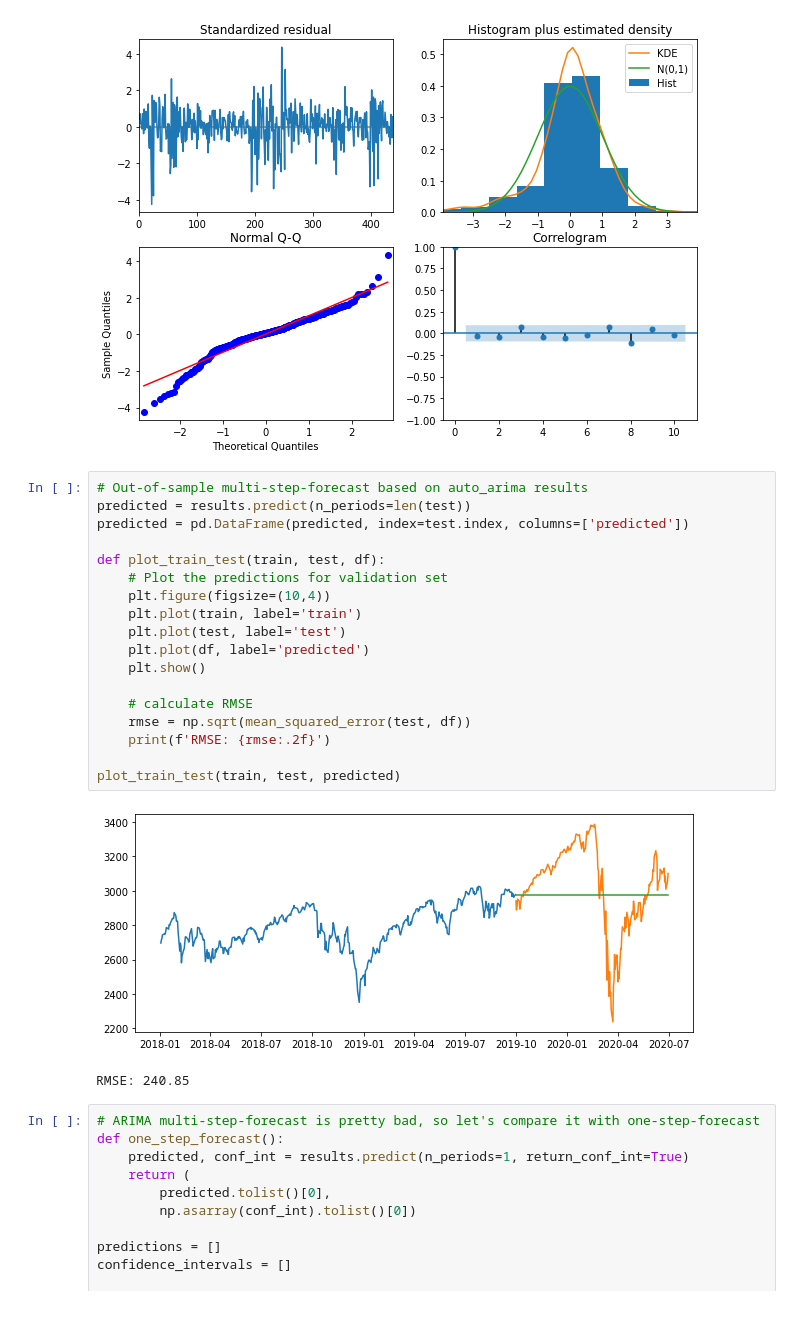
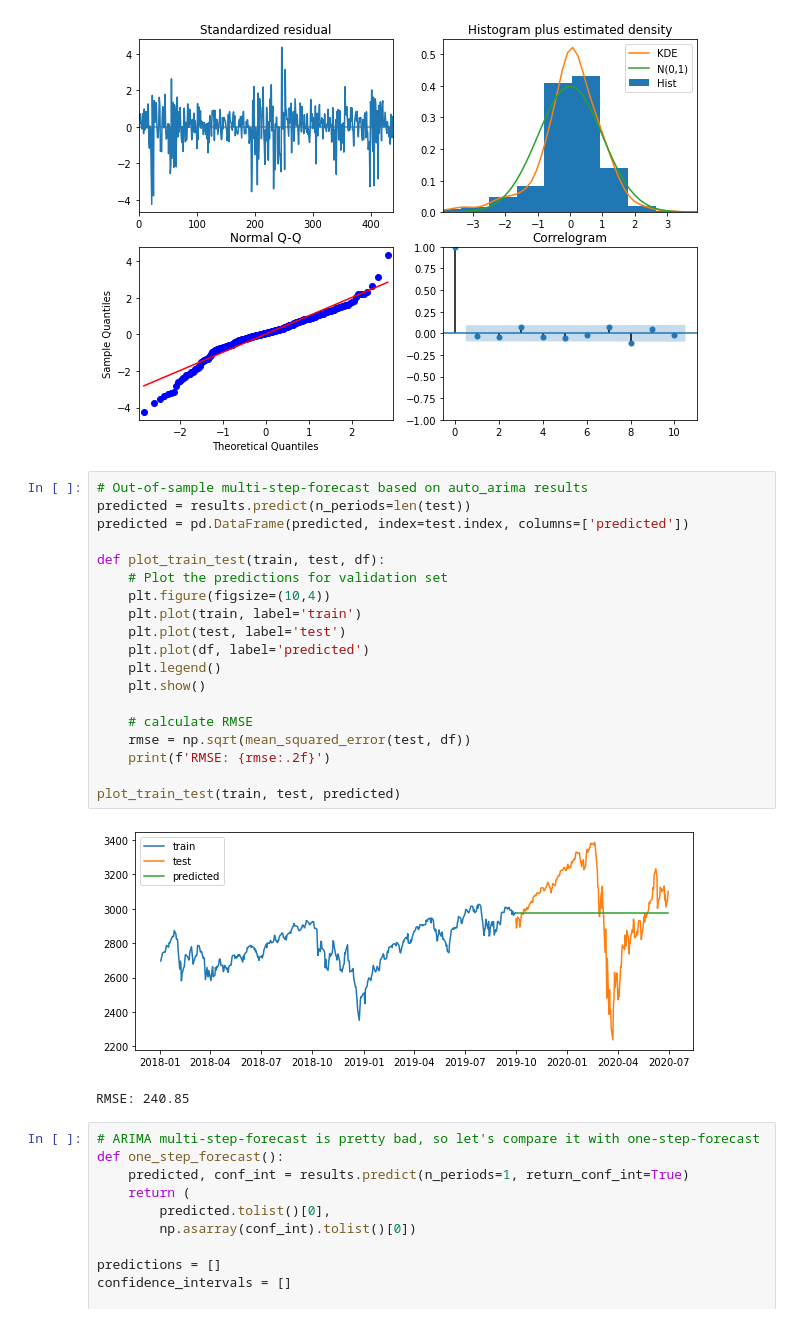
Before and after one commit to jbogocz/arima_garch, a Jupyter notebook: arima.ipynb, the cells around one changed output. Saved outputs shown, nothing was run; the diff lists cells and outputs as text.

```diff
--- a/arima.ipynb
+++ b/arima.ipynb
@@ -216,23 +216,24 @@ plot_diag = results.plot_diagnostics(figsize=(10,7))
 # %%
 # Out-of-sample multi-step-forecast based on auto_arima results
 predicted = results.predict(n_periods=len(test))
 predicted = pd.DataFrame(predicted, index=test.index, columns=['predicted'])
 
 def plot_train_test(train, test, df):
     # Plot the predictions for validation set
     plt.figure(figsize=(10,4))
     plt.plot(train, label='train')
     plt.plot(test, label='test')
     plt.plot(df, label='predicted')
+    plt.legend()
     plt.show()
 
     # calculate RMSE
     rmse = np.sqrt(mean_squared_error(test, df))
     print(f'RMSE: {rmse:.2f}')
 
 plot_train_test(train, test, predicted)
 # %% [output]
-[figure, old version]
+[figure, new version]
 RMSE: 240.85
 # %%
 # ARIMA multi-step-forecast is pretty bad, so let's compare it with one-step-forecast
```
Also changed, not shown: parts of 3 cells of this notebook.
